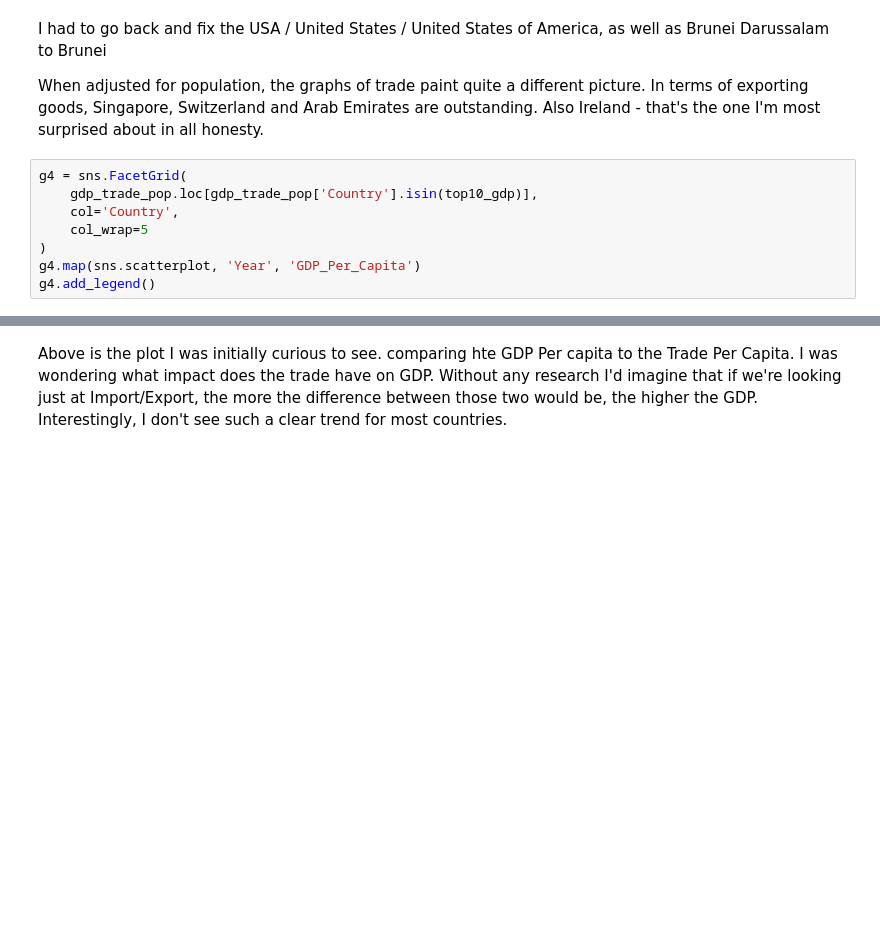
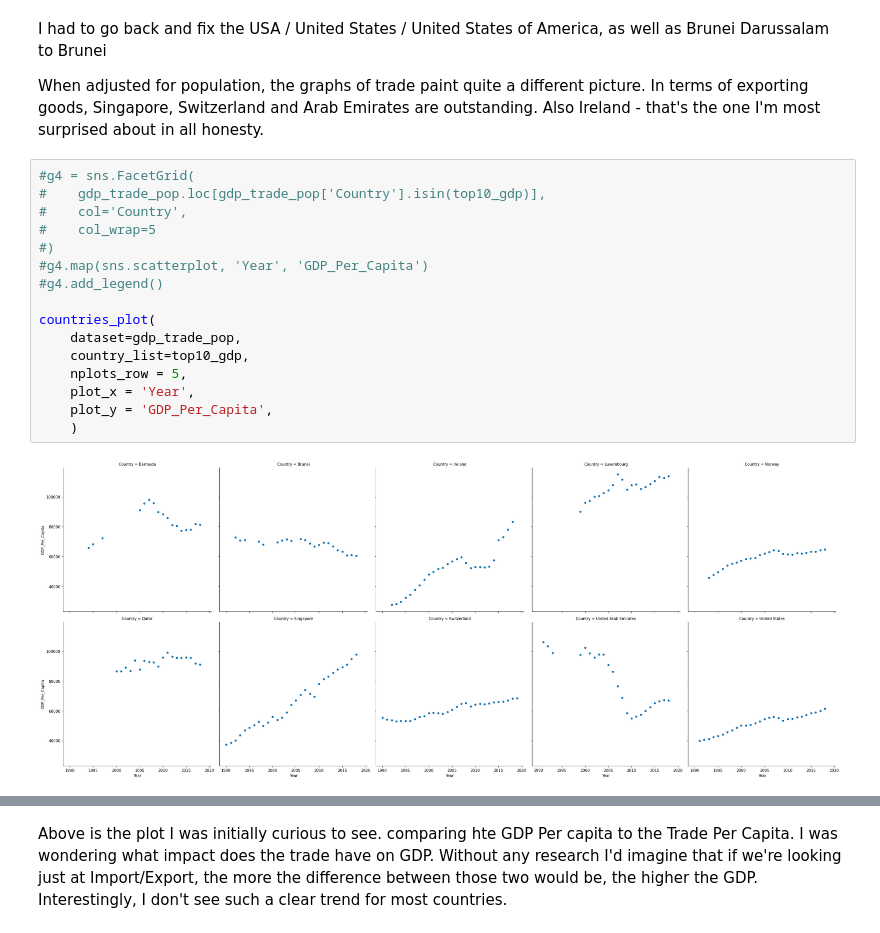
Before and after one commit to tomoumer/un_data_question-tomoumer, a Jupyter notebook: notebooks/UN_Data_Solo.ipynb, the cells around one changed output, grey strips where cells are left out. Saved outputs shown, nothing was run; the diff lists cells and outputs as text; blank space fills up the shorter version.

```diff
--- a/notebooks/UN_Data_Solo.ipynb
+++ b/notebooks/UN_Data_Solo.ipynb
@@ -142,11 +206,21 @@ I had to go back and fix the USA / United States / United States of America, as
 
 When adjusted for population, the graphs of trade paint quite a different picture. In terms of exporting goods, Singapore, Switzerland and Arab Emirates are outstanding. Also Ireland - that's the one I'm most surprised about in all honesty.
 # %%
-g4 = sns.FacetGrid(
-    gdp_trade_pop.loc[gdp_trade_pop['Country'].isin(top10_gdp)],
-    col='Country',
-    col_wrap=5
-)
-g4.map(sns.scatterplot, 'Year', 'GDP_Per_Capita')
-g4.add_legend()
+#g4 = sns.FacetGrid(
+#    gdp_trade_pop.loc[gdp_trade_pop['Country'].isin(top10_gdp)],
+#    col='Country',
+#    col_wrap=5
+#)
+#g4.map(sns.scatterplot, 'Year', 'GDP_Per_Capita')
+#g4.add_legend()
+
+countries_plot(
+    dataset=gdp_trade_pop,
+    country_list=top10_gdp,
+    nplots_row = 5,
+    plot_x = 'Year',
+    plot_y = 'GDP_Per_Capita',
+    )
+# %% [output]
+[figure, added]
 # %%
```
Also changed, not shown: parts of 53 cells of this notebook.
